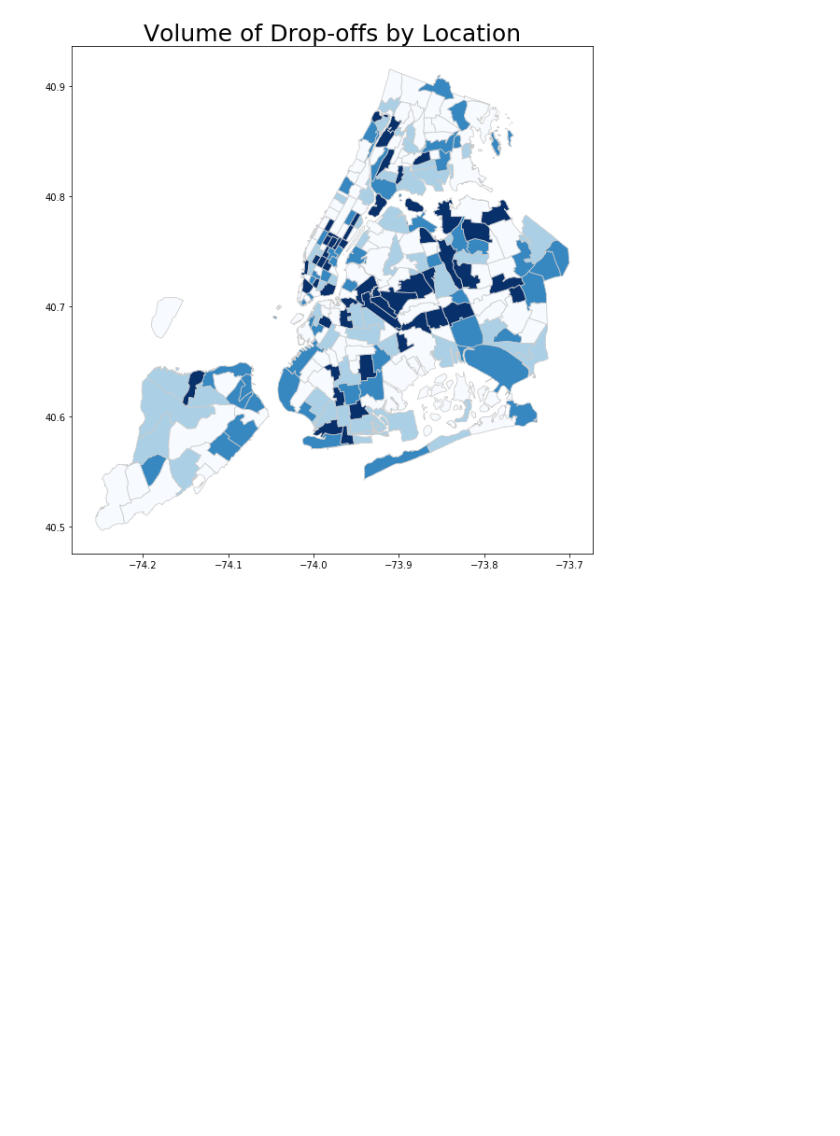
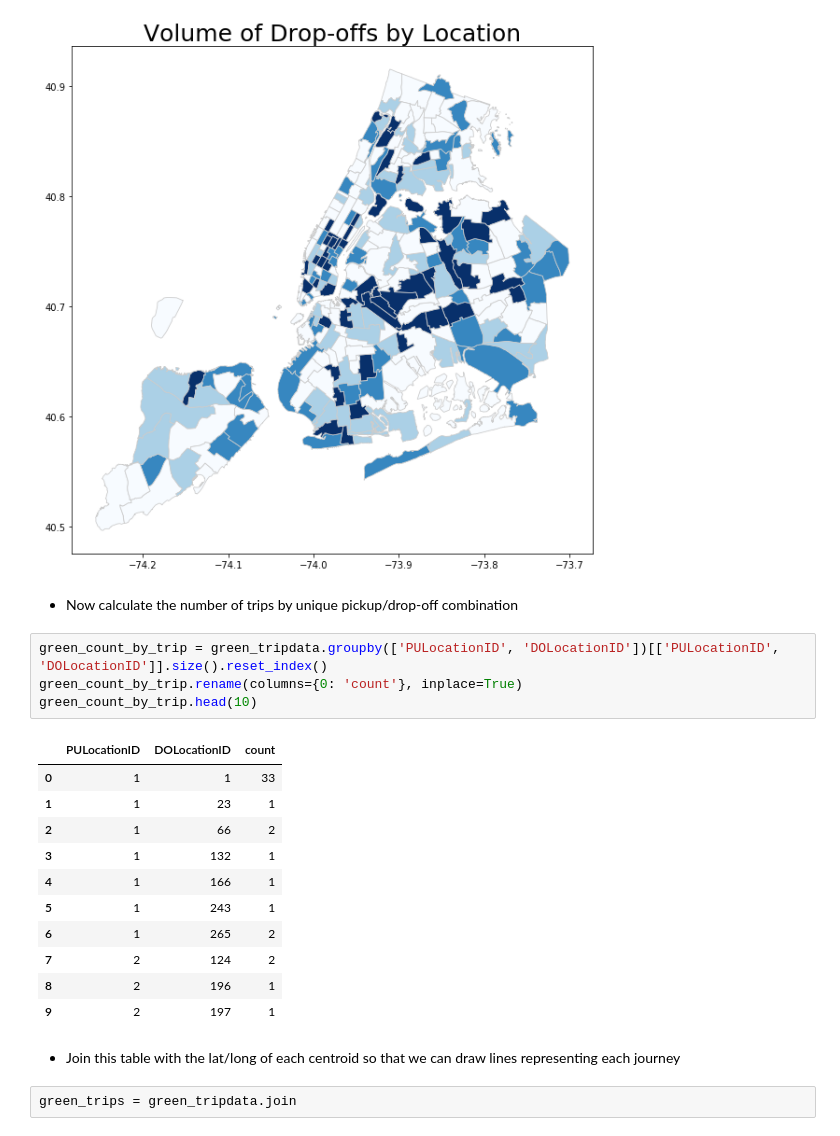
Before and after one commit to markstrefford/1.-Learning-Python-AI-by-Example, a Jupyter notebook: 3. Predicting Taxi Ride Duration/Source/notebooks/explore_dataset.ipynb, the cells around one changed output. Saved outputs shown, nothing was run; the diff lists cells and outputs as text; blank space fills up the shorter version.

Commit message:
Identifying unique journeys in the data

```diff
--- a/3. Predicting Taxi Ride Duration/Source/notebooks/explore_dataset.ipynb
+++ b/3. Predicting Taxi Ride Duration/Source/notebooks/explore_dataset.ipynb
@@ -135,3 +156,25 @@ ax.set_title('Volume of Drop-offs by Location', fontdict={'fontsize': 25, 'fontw
 # %% [output]
 Text(0.5,1,'Volume of Drop-offs by Location')
 [figure]
+# %% [markdown]
+* Now calculate the number of trips by unique pickup/drop-off combination
+# %%
+green_count_by_trip = green_tripdata.groupby(['PULocationID', 'DOLocationID'])[['PULocationID', 'DOLocationID']].size().reset_index()
+green_count_by_trip.rename(columns={0: 'count'}, inplace=True)
+green_count_by_trip.head(10)
+# %% [output]
+|  | PULocationID | DOLocationID | count |
+| 0 | 1 | 1 | 33 |
+| 1 | 1 | 23 | 1 |
+| 2 | 1 | 66 | 2 |
+| 3 | 1 | 132 | 1 |
+| 4 | 1 | 166 | 1 |
+| 5 | 1 | 243 | 1 |
+| 6 | 1 | 265 | 2 |
+| 7 | 2 | 124 | 2 |
+| 8 | 2 | 196 | 1 |
+| 9 | 2 | 197 | 1 |
+# %% [markdown]
+* Join this table with the lat/long of each centroid so that we can draw lines representing each journey
+# %%
+green_trips = green_tripdata.join
```
Also changed, not shown: parts of 8 cells of this notebook.
